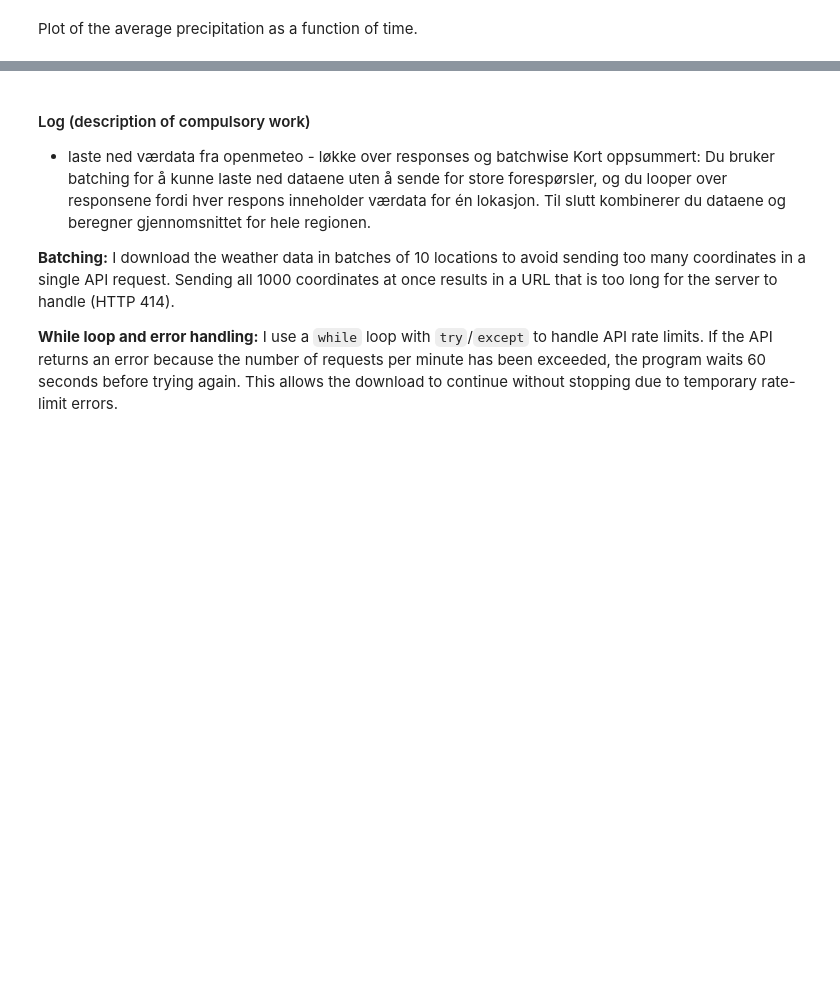
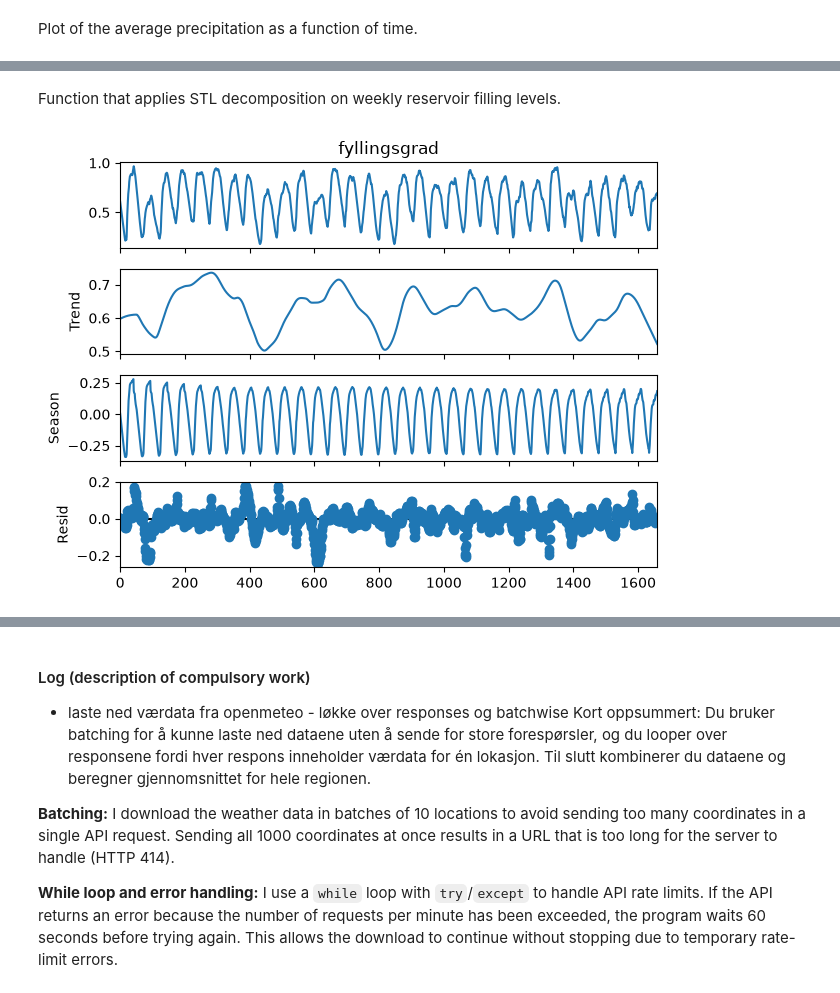
Before and after one commit to Minajohanne/IND320_project_Minajohanne, a Jupyter notebook: notebooks/project_part3.ipynb, the cells around one changed output, grey strips where cells are left out. Drawn from its saved outputs; the diff is of its cells as text; code cells hidden in the pictures; blank space fills up the shorter version.

```diff
--- a/notebooks/project_part3.ipynb
+++ b/notebooks/project_part3.ipynb
@@ -706,0 +564,46 @@ plt.show()
+# %% [markdown]
+Function that applies STL decomposition on weekly reservoir filling levels.
+# %%
+def plot_stl(
+    data: pd.DataFrame,
+    seasonal: int = 13,
+    trend: int = 105,
+    robust: bool = True
+) -> Figure:
+    """
+    Perform STL decomposition on weekly reservoir filling levels.
+
+    Parameters
+    ----------
+    data : pd.DataFrame
+        DataFrame containing weekly filling levels.
+    seasonal : int, default=13
+        Length of the seasonal LOESS smoother.
+    trend : int, default=105
+        Length of the trend LOESS smoother.
+    robust : bool, default=True
+        Whether to use robust fitting to reduce the effect of outliers.
+
+    Returns
+    -------
+    Figure
+        Matplotlib figure showing the STL decomposition.
+    """
+    stl = STL(
+        data["fyllingsgrad"],
+        period=52,
+        seasonal=seasonal,
+        trend=trend,
+        robust=robust
+    )
+
+    result = stl.fit()
+    fig = result.plot()
+
+    return fig
+# %%
+# test the function with default parameters
+fig = plot_stl(df_norway)
+plt.show()
+# %% [output]
+[figure, added]
```
Also changed, not shown: parts of 53 cells of this notebook.
